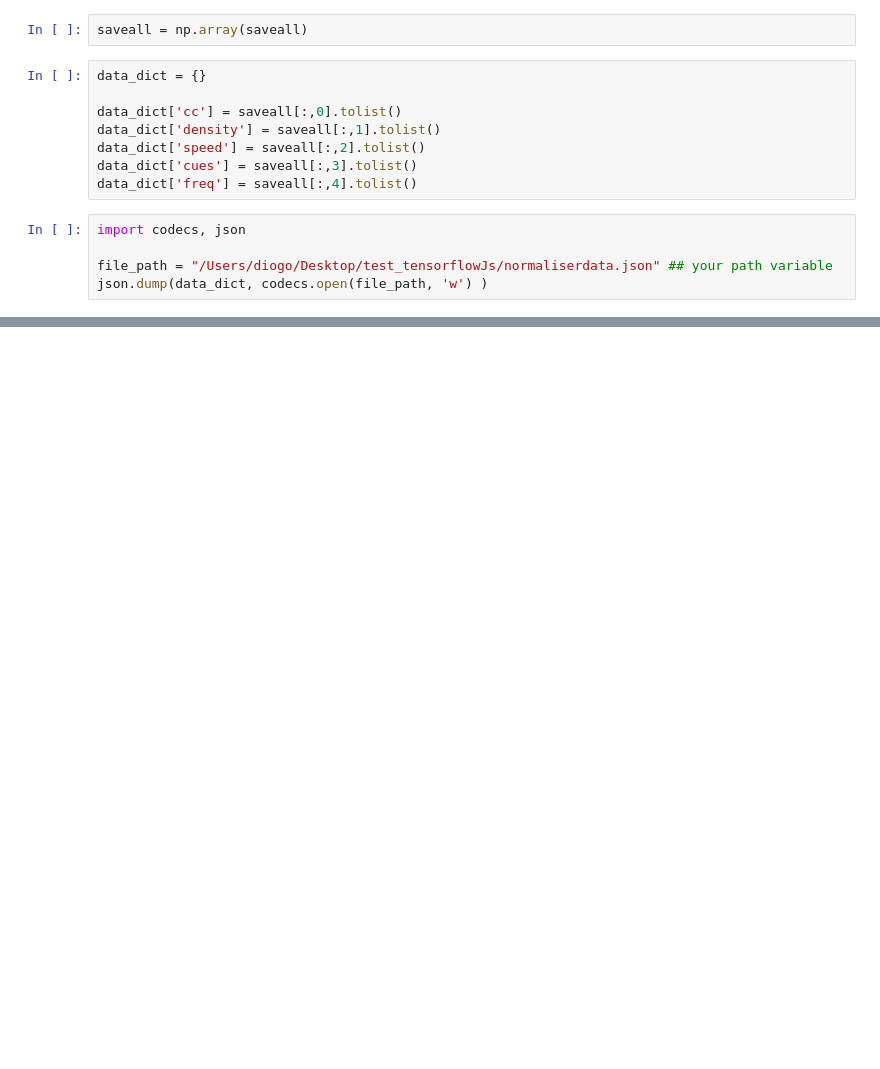
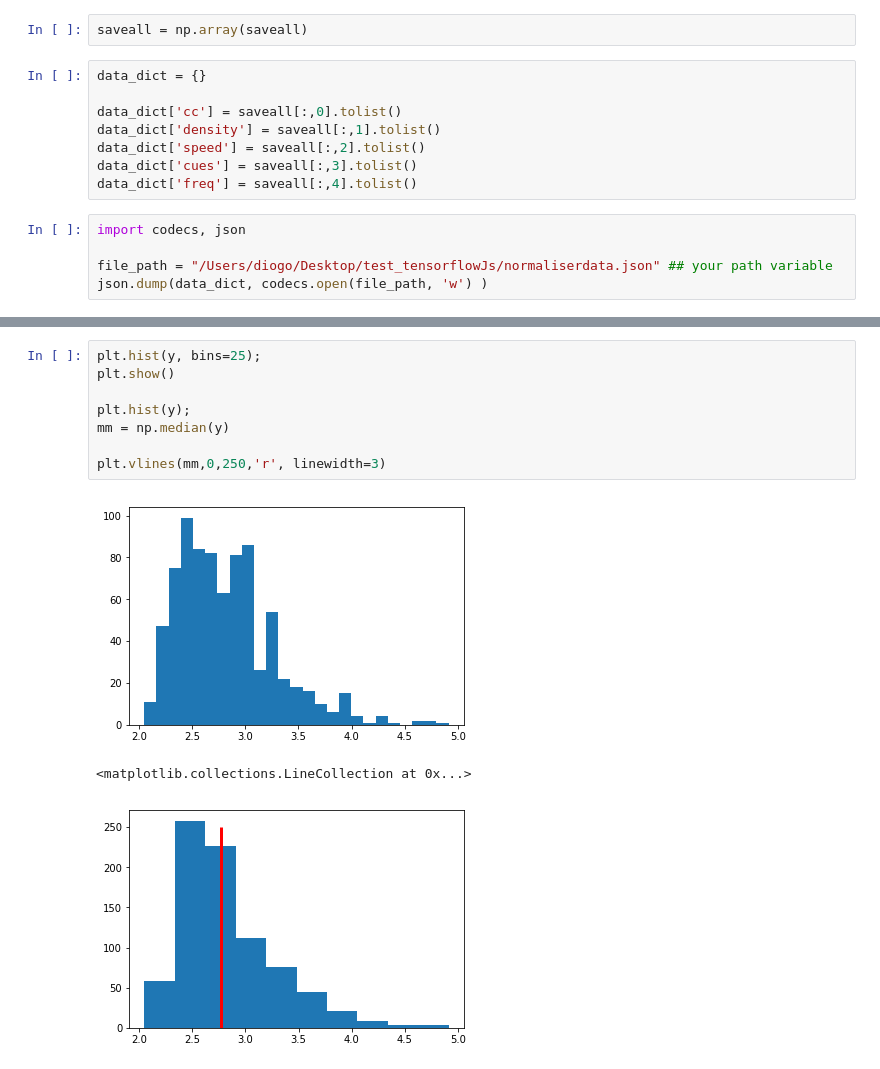
Before and after one commit to DiogoSantosPata/normaliser, a Jupyter notebook: prepare_data_to_tensorflowjs.ipynb, the cells around one changed output, grey strips where cells are left out. Cells and saved outputs as stored; diff of their text form; blank space fills up the shorter version.

```diff
--- a/prepare_data_to_tensorflowjs.ipynb
+++ b/prepare_data_to_tensorflowjs.ipynb
@@ -158,0 +94,12 @@ plt.plot(  rand2d["vfrom"], rand2d["close"] , '.')
+# %%
+plt.hist(y, bins=25);
+plt.show()
+
+plt.hist(y);
+mm = np.median(y)
+
+plt.vlines(mm,0,250,'r', linewidth=3)
+# %% [output]
+[figure, added]
+<matplotlib.collections.LineCollection at 0x...>
+[figure, added]
```
Also changed, not shown: parts of 22 cells of this notebook, 6 other files.
